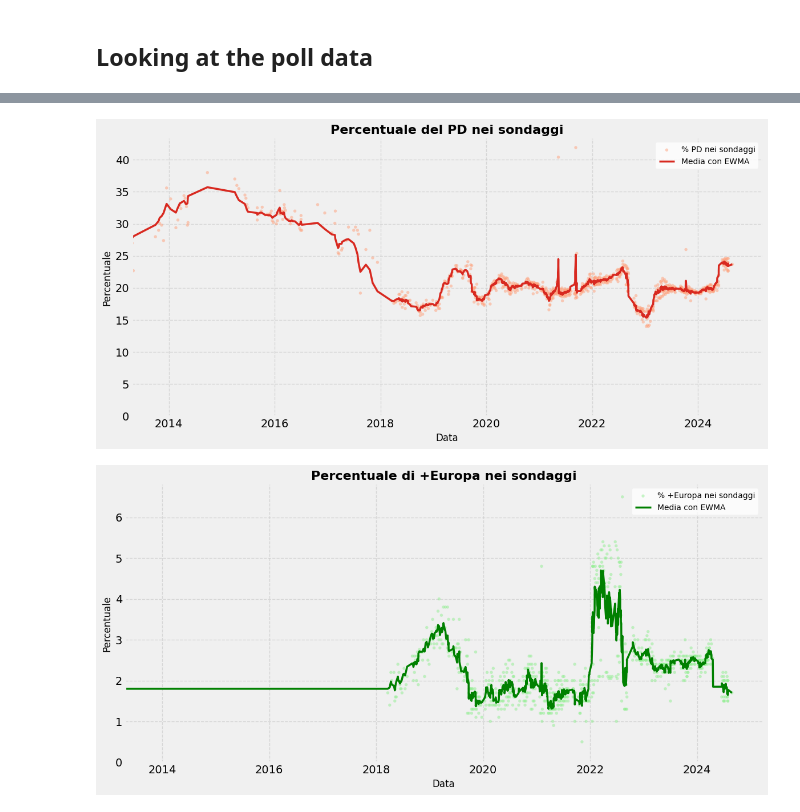
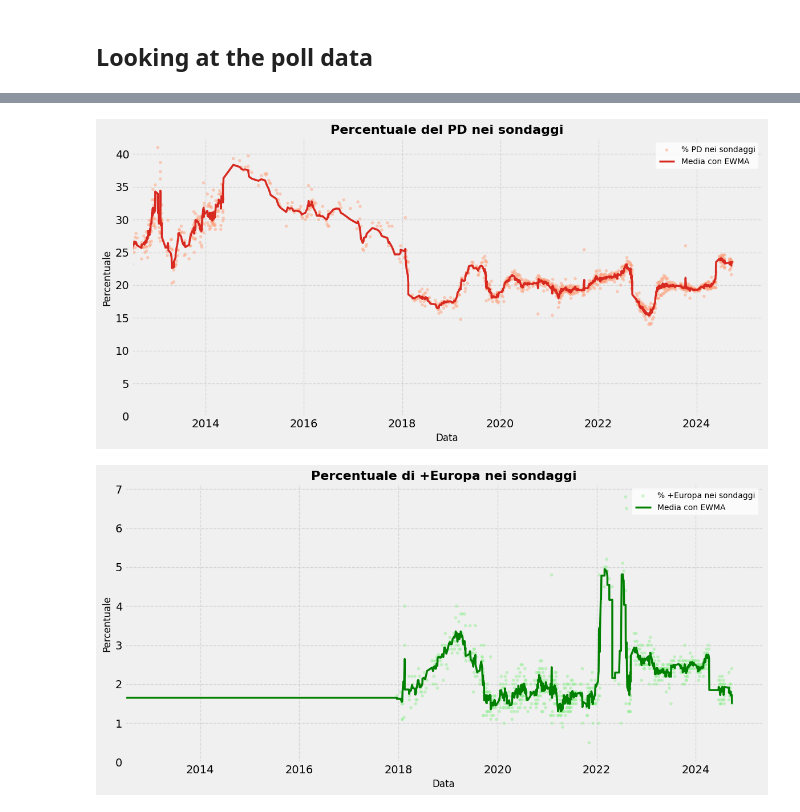
Before and after one commit to ruggsea/llm_italian_poll_scraper, a Jupyter notebook: eda.ipynb, the cells around one changed output, grey strips where cells are left out. Saved outputs shown, nothing was run; the diff lists cells and outputs as text; code cells hidden in the pictures.

Commit message:
fixing fetching tavola allegato with more than 2 cols

```diff
--- a/eda.ipynb
+++ b/eda.ipynb
@@ -15,7 +15,7 @@ polls = polls.rename(columns={'Data Inserimento': 'date'})
 polls['date'] = pd.to_datetime(polls['date'], format='%d/%m/%Y')
 
 # filtering out bad/unappropriate data - data where more than 3 parties have nan values
-polls = polls.dropna(thresh=2)
+#polls = polls.dropna(thresh=2)
 
 # columns after the 8th should be floats
 # turning digit,1 into digit.1 and digit% into digit
@@ -24,15 +24,3 @@ polls.iloc[:, 8:] = polls.iloc[:, 8:].replace({'%': ''}, regex=True)
 
 # cast into float and discard the non castable values
 polls.iloc[:, 8:] = polls.iloc[:, 8:].apply(pd.to_numeric, errors='coerce')
-# make sure they are all floats
-polls.iloc[:, 8:] = polls.iloc[:, 8:].astype(float)
-
-# apply float to the cols after the 8th
-for col in polls.columns[8:]:
-    polls[col] = polls[col].apply(float)
-
-# remove polls where the col sum is more than 5% off from 100%
-polls = polls[abs(polls.iloc[:, 8:].sum(axis=1) - 100) < 6]
-
-# if there is no Partito Democratico or Fratelli d'Italia, drop the poll
-polls = polls.dropna(subset=['Partito Democratico', "Fratelli d'Italia"])
@@ -312,6 +344,10 @@ pd_votes = polls[['date', 'Partito Democratico']]
 pd_votes = pd_votes.set_index('date')
 
 pd_votes = pd_votes.dropna()
+
+# remove big outliers, where pd_votes is more than 2% different from the previous value
+pd_votes['diff'] = pd_votes['Partito Democratico'].diff()
+pd_votes = pd_votes[abs(pd_votes['diff']) < 10]
 
 # Calculate the exponentially weighted moving average
 pd_votes['ewma'] = pd_votes['Partito Democratico'].ewm(span=7,adjust=False).mean()
@@ -336,34 +372,34 @@ ax.set_title('Percentuale del PD nei sondaggi', fontsize=16, fontweight='bold')
 ax.set_xlabel('Data', fontsize=12)
 
 ax.set_ylabel('Percentuale', fontsize=12)
 
 ax.legend(fontsize=10, frameon=True, facecolor='white', edgecolor='none')
 
 # Set y-axis to start at 0
 
 ax.set_ylim(bottom=0)
 
 # Set x-axis to start at the first day of polling
 
 ax.set_xlim(left=pd_votes.index[-1])
 
 # Add gridlines
 
 ax.grid(True, linestyle='--', alpha=0.7, color='#CCCCCC')
 
 # Remove top and right spines
 
 ax.spines['top'].set_visible(False)
 
 ax.spines['right'].set_visible(False)
 
 # Adjust layout and display
 
 plt.tight_layout()
 
 plt.show()
 # %% [output]
-[figure, old version]
+[figure, new version]
 # %%
 # investigating gaps in the data
 
@@ -443,4 +479,4 @@ plt.tight_layout()
 
 plt.show()
 # %% [output]
-[figure, old version]
+[figure, new version]
```
Also changed, not shown: parts of 6 cells of this notebook, 6 other files.
